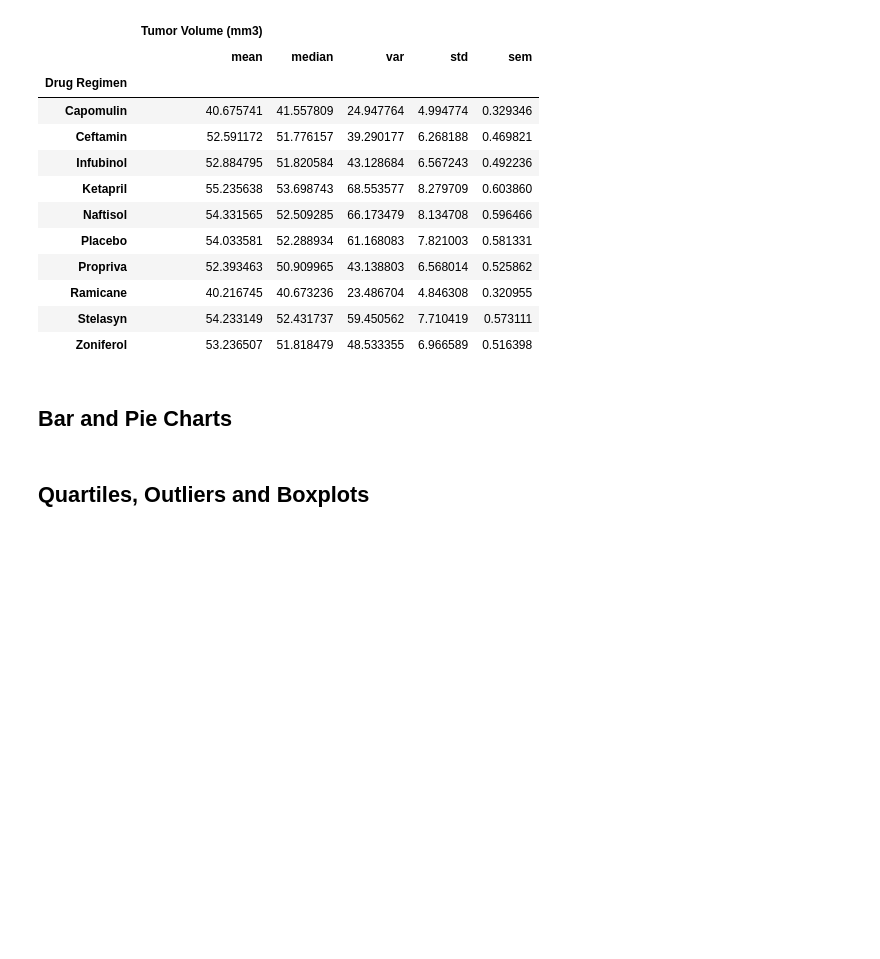
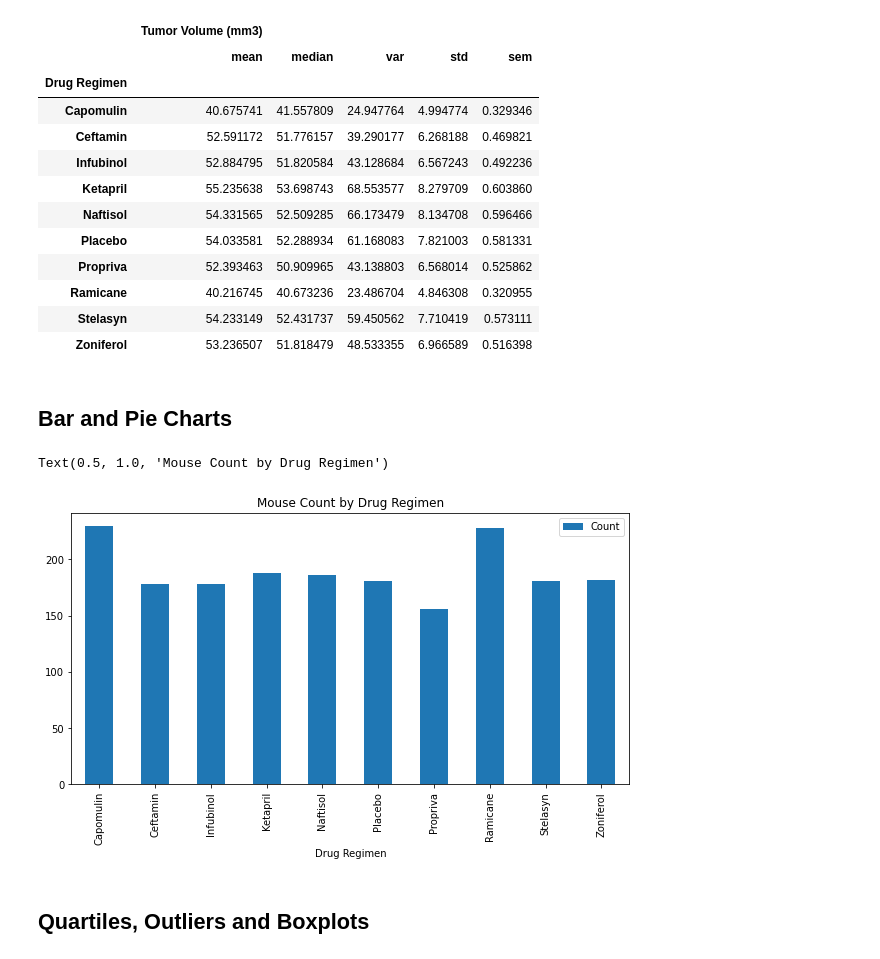
Before and after one commit to mcbien/matplotlib_challenge, a Jupyter notebook: Bien_pymaceuticals.ipynb, the cells around one changed output. Cells and saved outputs as stored; diff of their text form; code cells hidden in the pictures; blank space fills up the shorter version.

```diff
--- a/Bien_pymaceuticals.ipynb
+++ b/Bien_pymaceuticals.ipynb
@@ -136,6 +133,16 @@ summary_table_one_function
 ## Bar and Pie Charts
 # %%
 # Generate a bar plot showing the total number of mice for each treatment throughout the course of the study using pandas.
+mice_count = clean_data.groupby("Drug Regimen")["Mouse ID"].count()
+# Create dataframe to be charted
+mice_count_df = pd.DataFrame({"Count":mice_count})
+# Create plot using pandas
+mice_count_df.plot(kind="bar",figsize=(10,5))
+# Set chart title
+plt.title("Mouse Count by Drug Regimen")
+# %% [output]
+Text(0.5, 1.0, 'Mouse Count by Drug Regimen')
+[figure, added]
 # %%
 # Generate a bar plot showing the total number of mice for each treatment throughout the course of the study using pyplot.
 # %%
```
Also changed, not shown: parts of 1 cell of this notebook.
